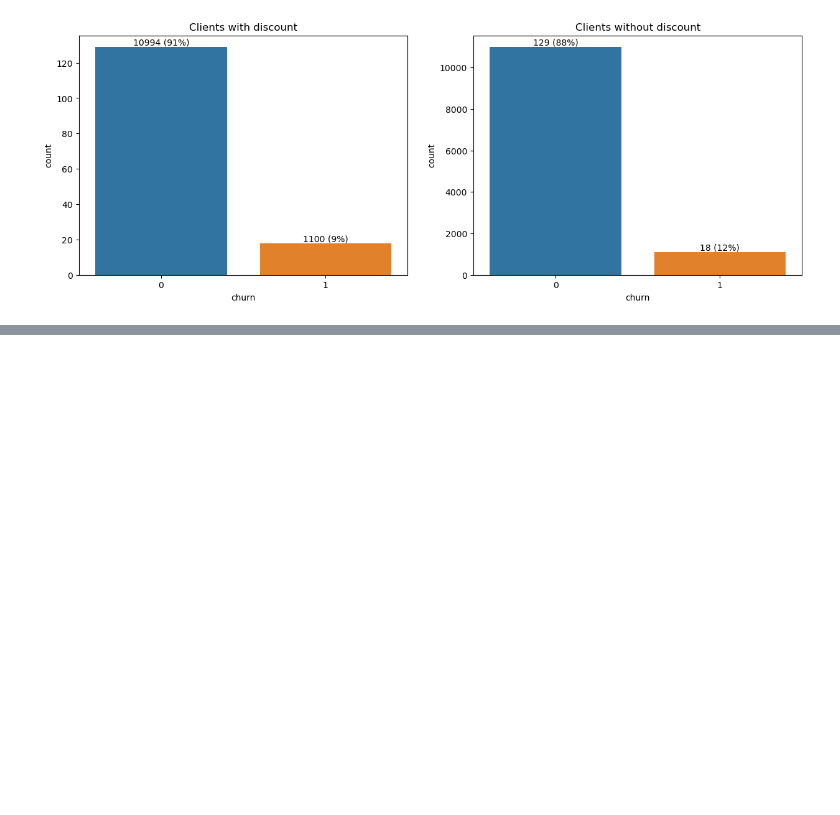
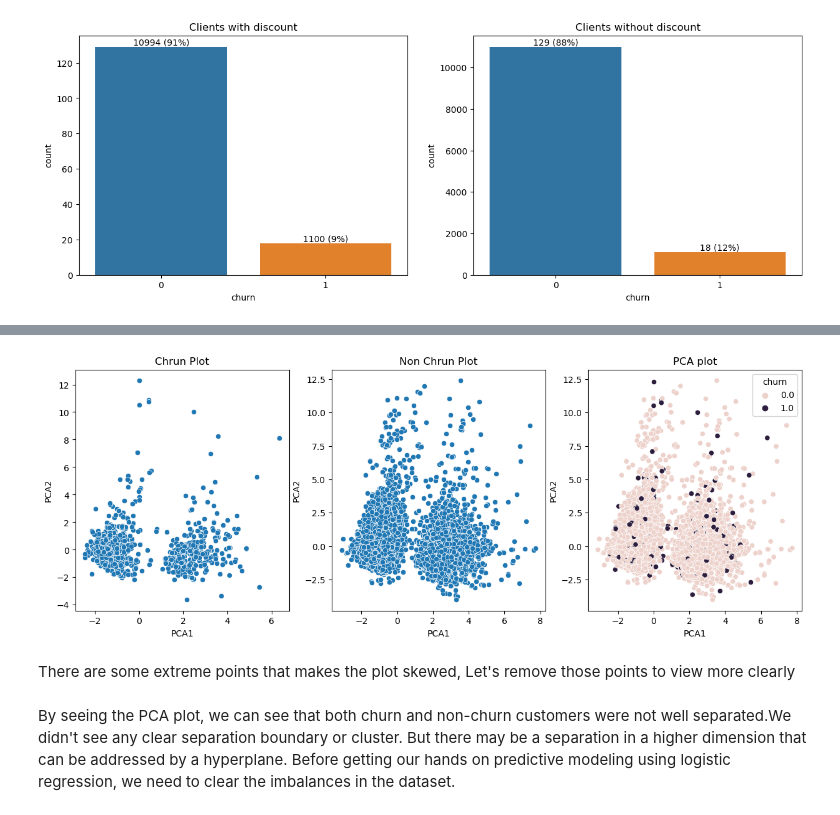
Before and after one commit to RU-Insane/Churn-Prediction-and-Analysis, a Jupyter notebook: Stat Modeling - Logistics Regression v1.ipynb, the cells around one changed output, grey strips where cells are left out. Cells and saved outputs as stored; diff of their text form; code cells hidden in the pictures; blank space fills up the shorter version.

Commit message:
Modeling and Result Analysis

```diff
--- a/Stat Modeling - Logistics Regression v1.ipynb
+++ b/Stat Modeling - Logistics Regression v1.ipynb
@@ -488,0 +494,8 @@ plt.show()
+# %%
+df =  pd.get_dummies(df,drop_first=True)
+x,y = df.drop('churn',axis=1),df.churn
+# %%
+pca = PCA(n_components=2)
+pca_df = pd.DataFrame(pca.fit_transform(StandardScaler().fit_transform(x)),columns=['PCA1','PCA2'])
+pca_df['churn'] = df['churn']
+pca_df.head()
@@ -488,0 +509,16 @@ plt.show()
+# %%
+plt.figure(figsize=(15,5))
+plt.subplot(131)
+sns.scatterplot(data=pca_df[pca_df['churn']==1],x='PCA1',y='PCA2')
+plt.title('Chrun Plot')
+plt.subplot(132)
+sns.scatterplot(data=pca_df[pca_df['churn']==0],x='PCA1',y='PCA2')
+plt.title('Non Chrun Plot')
+plt.subplot(133)
+sns.scatterplot(data=pca_df,x='PCA1',y='PCA2',hue='churn')
+plt.title('PCA plot')
+plt.show()
+# %% [output]
+[figure, added]
+# %% [markdown]
+There are some extreme points that makes the plot skewed, Let's remove those points to view more clearly
@@ -488,0 +528,2 @@ plt.show()
+# %% [markdown]
+By seeing the PCA plot, we can see that both churn and non-churn customers were not well separated.We didn't see any clear separation boundary or cluster. But there may be a separation in a higher dimension that can be addressed by a hyperplane. Before getting our hands on predictive modeling using logistic regression, we need to clear the imbalances in the dataset.
```
Also changed, not shown: parts of 15 cells of this notebook.
